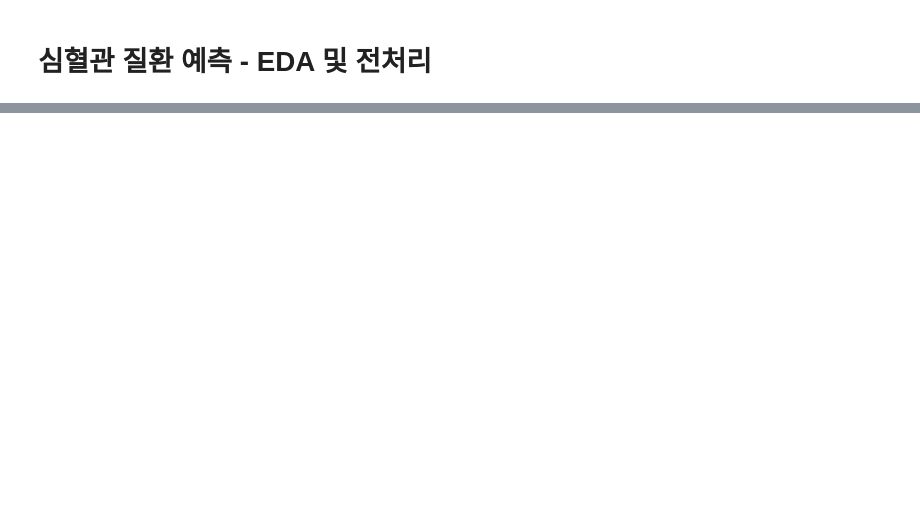
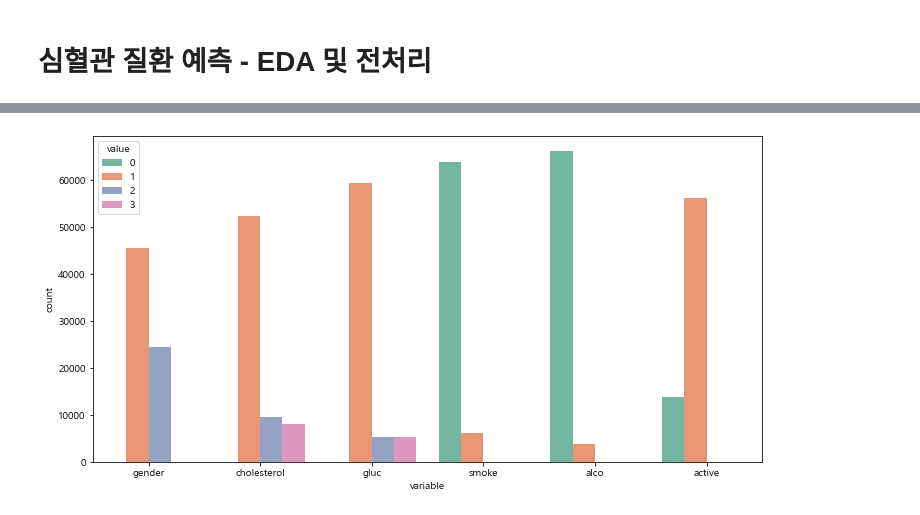
Before and after one commit to LEEHM97/Predict-Cardiovascular-Disease, a Jupyter notebook: preprocessing.ipynb, the cells around one changed output, grey strips where cells are left out. Saved outputs shown, nothing was run; the diff lists cells and outputs as text; code cells hidden in the pictures; blank space fills up the shorter version.

```diff
--- a/preprocessing.ipynb
+++ b/preprocessing.ipynb
@@ -41,0 +151,6 @@ df
+# %%
+plt.figure(figsize=(12,6))
+sns.countplot(data= pd.melt(df_categorical), x="variable", hue="value", palette="Set2")
+plt.show()
+# %% [output]
+[figure, added]
```
Also changed, not shown: parts of 30 cells of this notebook.
